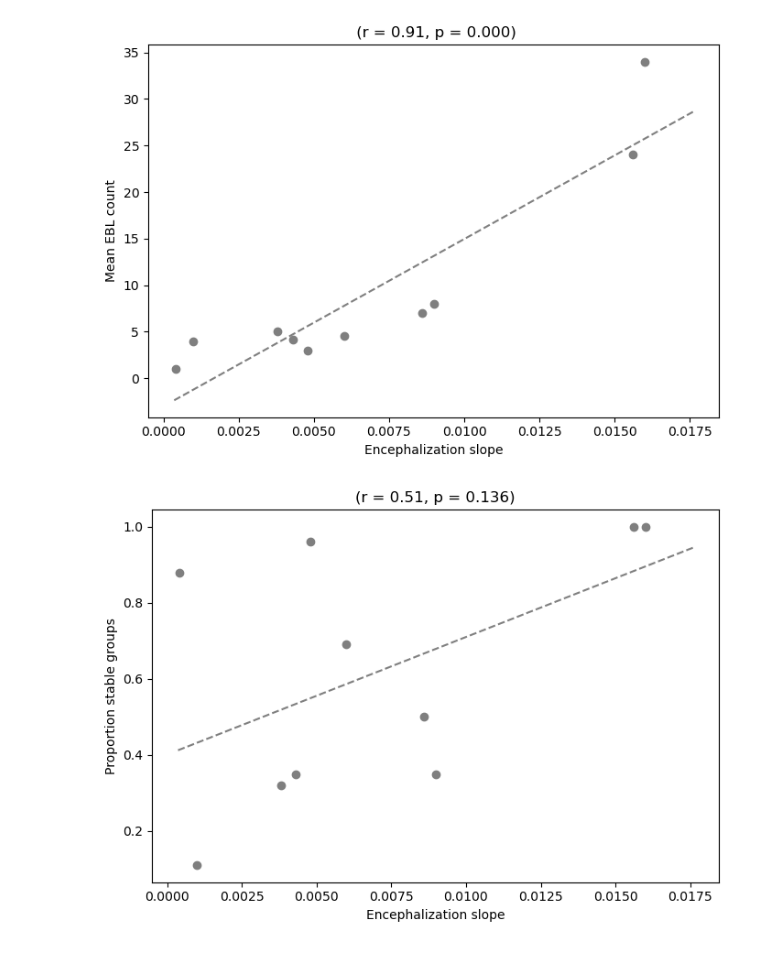
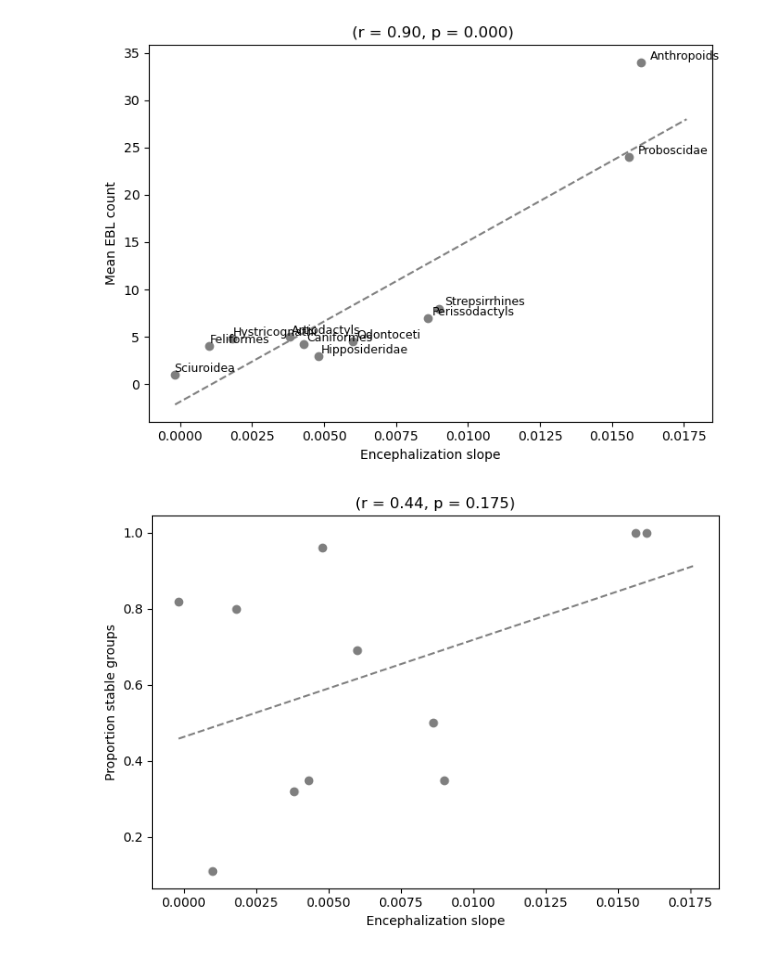
Before and after one commit to EmmanuelGauvain/NVPh_2025, a Jupyter notebook: BDV_enc_slopes.ipynb, the cells around one changed output. Drawn from its saved outputs; the diff is of its cells as text; code cells hidden in the pictures.

```diff
--- a/BDV_enc_slopes.ipynb
+++ b/BDV_enc_slopes.ipynb
@@ -10,40 +10,40 @@ from scipy.stats import pearsonr
 # --- data ---
 data = pd.DataFrame({
     "clade": [
         "Anthropoids", "Strepsirrhines",
         "Perissodactyls", "Odontoceti",
-        "Artiodactyls", "Feliformes", "Caniformes", "Proboscidae", "Sciuridae", "Hipposideridae"
+        "Artiodactyls", "Feliformes", "Caniformes", "Proboscidae", "Sciuromorpha", "Hystricognathi", "Hipposideridae"
     ],
-    "encephalization_slope": [0.0160, 0.0090, 0.0086, 0.0060, 0.0038, 0.0010, 0.0043, 0.0156, 0.0004, 0.0048],
-    "mean_EBL_count": [34, 8, 7, 4.57, 5, 4, 4.2, 24, 1, 3]
+    "encephalization_slope": [0.0160, 0.0090, 0.0086, 0.0060, 0.0038, 0.0010, 0.0043, 0.0156, -0.0002, 0.0018, 0.0048],
+    "mean_EBL_count": [34, 8, 7, 4.57, 5, 4, 4.2, 24, 1, 4.8, 3]
 })
 
 # --- correlation ---
 r, p = pearsonr(data["encephalization_slope"], data["mean_EBL_count"])
 
 # --- plot ---
 fig, ax = plt.subplots(figsize=(7, 5))
 ax.scatter(data["encephalization_slope"], data["mean_EBL_count"], color="tab:grey")
 
 # label each point
-#for _, row in data.iterrows():
- #   ax.text(row["encephalization_slope"]*1.02, row["mean_EBL_count"]+0.3,
- #           row["clade"], fontsize=9)
+for _, row in data.iterrows():
+   ax.text(row["encephalization_slope"]*1.02, row["mean_EBL_count"]+0.3,
+           row["clade"], fontsize=9)
 
 # regression line
 m, b = np.polyfit(data["encephalization_slope"], data["mean_EBL_count"], 1)
 x = np.linspace(data["encephalization_slope"].min()*0.9,
                 data["encephalization_slope"].max()*1.1, 100)
 ax.plot(x, m*x + b, color="gray", linestyle="--")
 
 ax.set_xlabel("Encephalization slope")
 ax.set_ylabel("Mean EBL count")
 ax.set_title(f" (r = {r:.2f}, p = {p:.3f})")
 
 plt.tight_layout()
 plt.show()
 # %% [output]
-[figure, old version]
+[figure, new version]
 # %%
 # --- SOCIAL STABILITY
 
@@ -57,10 +57,10 @@ data = pd.DataFrame({
     "clade": [
         "Anthropoids", "Strepsirrhines",
         "Perissodactyls", "Odontoceti",
-        "Artiodactyls", "Feliformes", "Caniformes", "Proboscidae", "Sciuridae", "Hipposideridae"
+        "Artiodactyls", "Feliformes", "Caniformes", "Proboscidae", "Sciuromorpha", "Hystricognathi", "Hipposideridae"
     ],
-    "encephalization_slope": [0.0160, 0.0090, 0.0086, 0.0060, 0.0038, 0.0010, 0.0043, 0.0156, 0.0004, 0.0048],
-    "stable societies": [1, 0.35, 0.5, 0.69, 0.32, 0.11, 0.35, 1, 0.88, 0.96]
+    "encephalization_slope": [0.0160, 0.0090, 0.0086, 0.0060, 0.0038, 0.0010, 0.0043, 0.0156, -0.0002, 0.0018, 0.0048],
+    "stable societies": [1, 0.35, 0.5, 0.69, 0.32, 0.11, 0.35, 1, 0.82, 0.8, 0.96]
 })
 
 # --- correlation ---
@@ -88,4 +88,4 @@ ax.set_title(f"(r = {r:.2f}, p = {p:.3f})")
 plt.tight_layout()
 plt.show()
 # %% [output]
-[figure, old version]
+[figure, new version]
```
Also changed, not shown: 5 other files.
